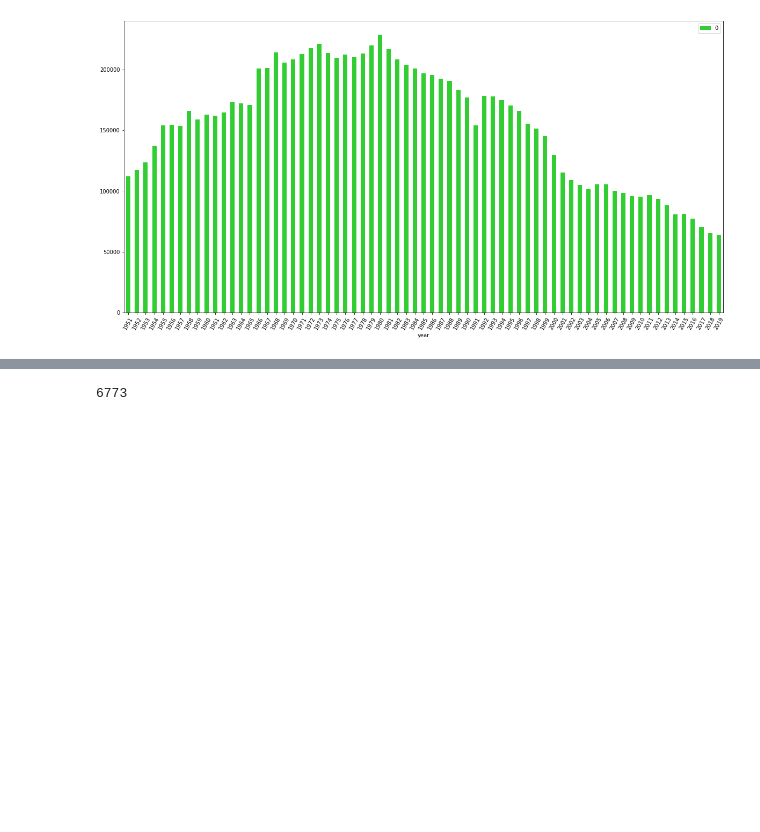
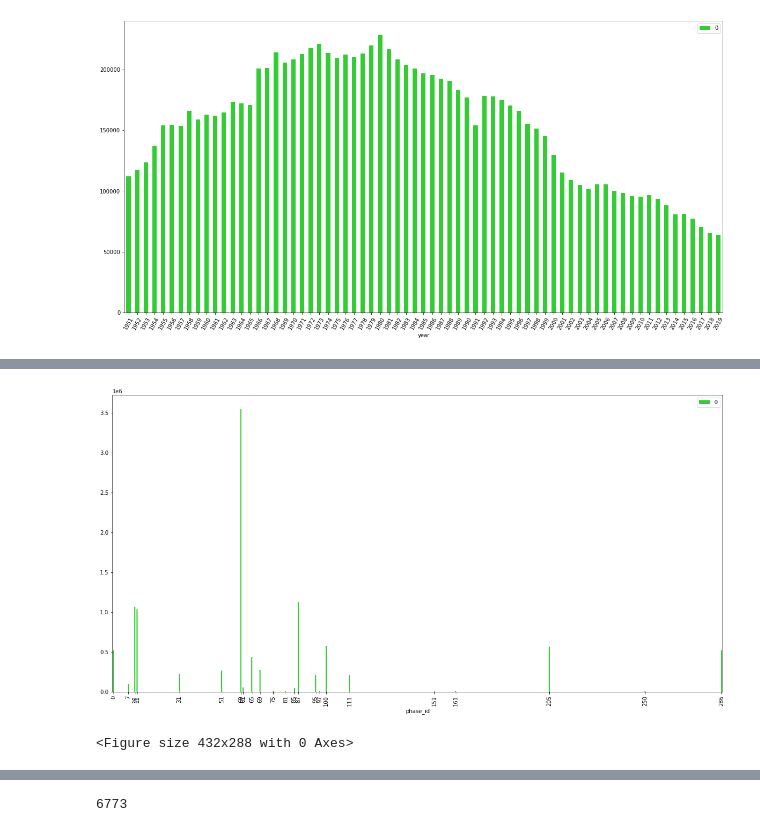
Before and after one commit to GParolini/phenology_data, a Jupyter notebook: code/eda_cleaned_data.ipynb, the cells around one changed output, grey strips where cells are left out. Drawn from its saved outputs; the diff is of its cells as text; code cells hidden in the pictures; blank space fills up the shorter version.

```diff
--- a/code/eda_cleaned_data.ipynb
+++ b/code/eda_cleaned_data.ipynb
@@ -25,0 +64,3 @@ plt.savefig(os.path.join(p_cwd, "output","images","observations_plot.jpg"), dpi=
+# %%
+#counting the number of obs available for each pheno phase
+df_phases_num = pd.DataFrame(df.groupby(by='phase_id').size().sort_values(ascending=False))
@@ -25,0 +88,3 @@ plt.savefig(os.path.join(p_cwd, "output","images","observations_plot.jpg"), dpi=
+# %%
+# list of the pheno phases represented in the dataset
+phases_list = df_phases_num.index.tolist()
@@ -25,0 +111,9 @@ plt.savefig(os.path.join(p_cwd, "output","images","observations_plot.jpg"), dpi=
+# %%
+phases_plot = df_phases_num.plot.bar(use_index= True, xticks = phases_list, figsize=(20,10), color='limegreen')
+# %% [output]
+[figure, added]
+# %%
+plt.savefig(os.path.join(p_cwd, "output","images","phases_plot.jpg"), dpi=300,
+        orientation='portrait')
+# %% [output]
+<Figure size 432x288 with 0 Axes>
```
Also changed, not shown: parts of 33 cells of this notebook, 6 other files.
